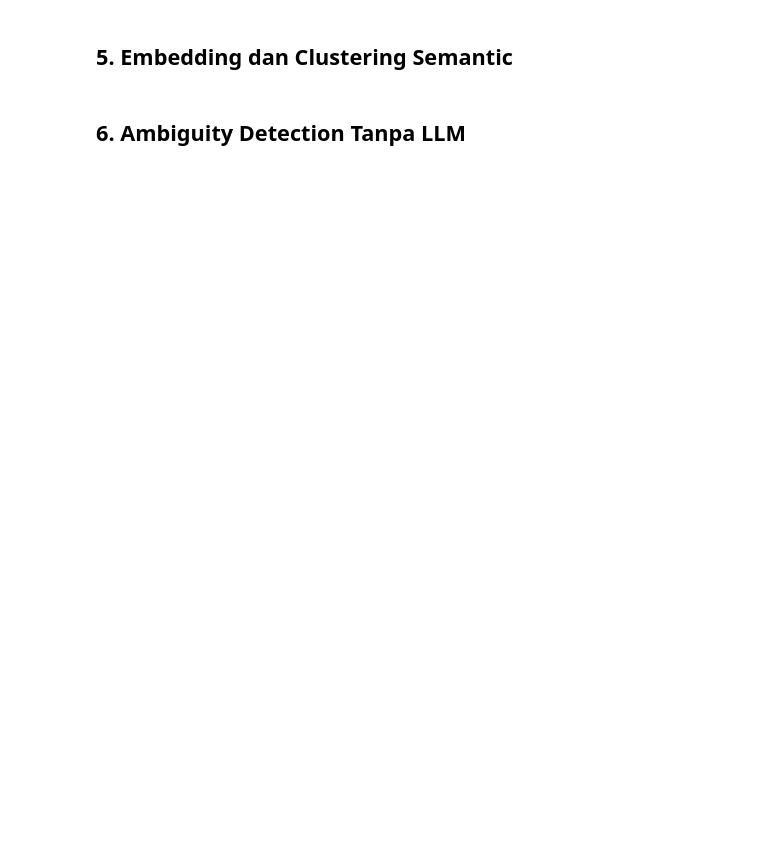
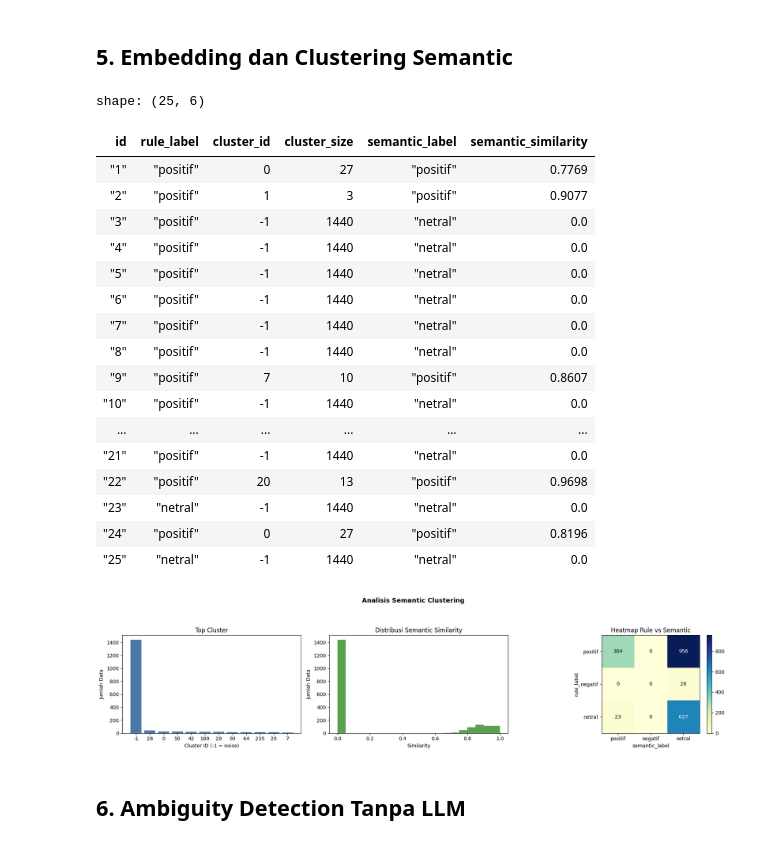
Before and after one commit to dammar01/hybrid-nlp-sentiment-classification, a Jupyter notebook: calibration.ipynb, the cells around one changed output. Saved outputs shown, nothing was run; the diff lists cells and outputs as text; code cells hidden in the pictures; blank space fills up the shorter version.

```diff
--- a/calibration.ipynb
+++ b/calibration.ipynb
@@ -130,18 +193,40 @@ rule_df.select(
 # %%
 embedding_service = EmbeddingService(backend="hashing")
 clustering_service = ClusteringService()
 
 embedded_df, vectors = embedding_service.transform_dataframe(rule_df)
 clustered_df = clustering_service.cluster_dataframe(embedded_df, vectors)
 
-clustered_df.select(
+cluster_preview = clustered_df.select(
     config.COL_ID,
     config.COL_RULE_LABEL,
     config.COL_CLUSTER_ID,
     "cluster_size",
     config.COL_SEMANTIC_LABEL,
     config.COL_SEMANTIC_SIMILARITY,
 )
+display(cluster_preview.head(25))
+fig_semantic = visualization_service.plot_semantic_overview(clustered_df)
+# %% [output]
+shape: (25, 6)
+| id | rule_label | cluster_id | cluster_size | semantic_label | semantic_similarity |
+| "1" | "positif" | 0 | 27 | "positif" | 0.7769 |
+| "2" | "positif" | 1 | 3 | "positif" | 0.9077 |
+| "3" | "positif" | -1 | 1440 | "netral" | 0.0 |
+| "4" | "positif" | -1 | 1440 | "netral" | 0.0 |
+| "5" | "positif" | -1 | 1440 | "netral" | 0.0 |
+| "6" | "positif" | -1 | 1440 | "netral" | 0.0 |
+| "7" | "positif" | -1 | 1440 | "netral" | 0.0 |
+| "8" | "positif" | -1 | 1440 | "netral" | 0.0 |
+| "9" | "positif" | 7 | 10 | "positif" | 0.8607 |
+| "10" | "positif" | -1 | 1440 | "netral" | 0.0 |
+| ... | ... | ... | ... | ... | ... |
+| "21" | "positif" | -1 | 1440 | "netral" | 0.0 |
+| "22" | "positif" | 20 | 13 | "positif" | 0.9698 |
+| "23" | "netral" | -1 | 1440 | "netral" | 0.0 |
+| "24" | "positif" | 0 | 27 | "positif" | 0.8196 |
+| "25" | "netral" | -1 | 1440 | "netral" | 0.0 |
+[figure, added]
 # %% [markdown]
 ## 6. Ambiguity Detection Tanpa LLM
 # %%
```
Also changed, not shown: parts of 11 cells of this notebook, 2 other files.
